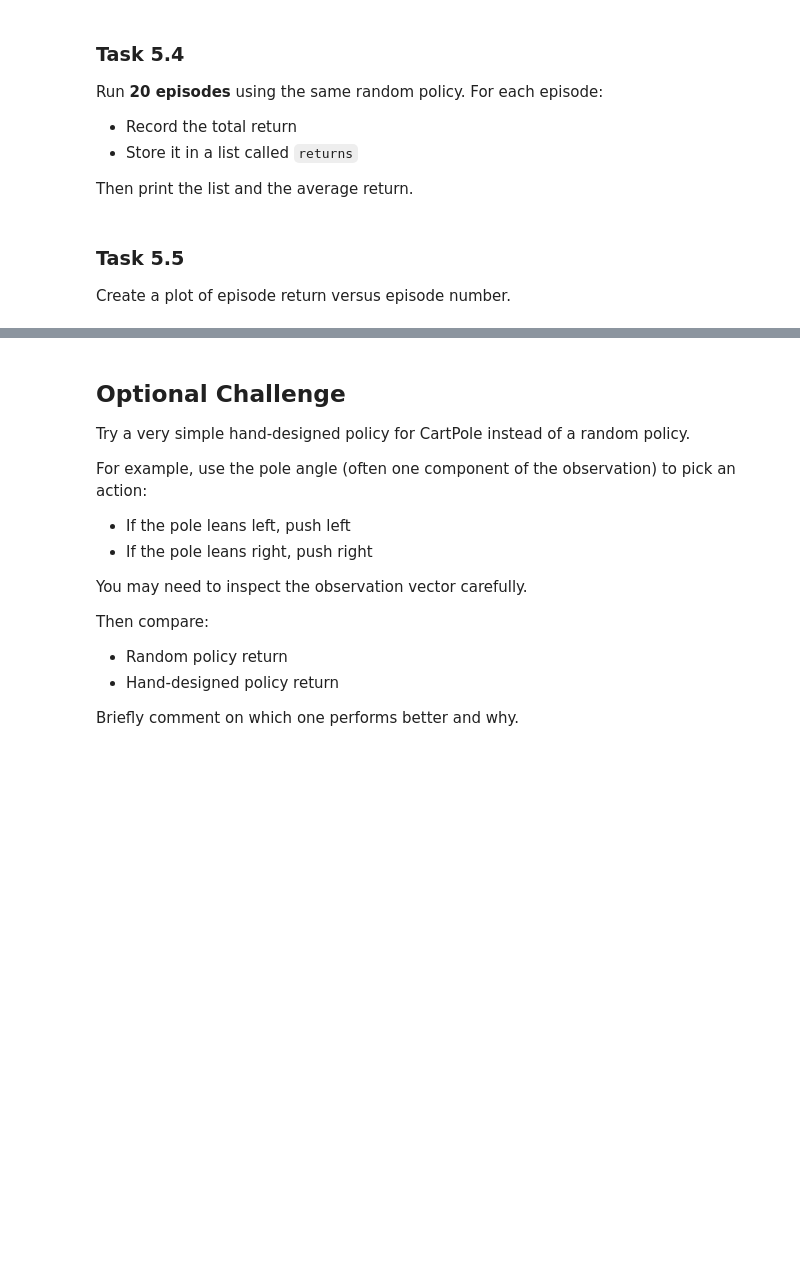
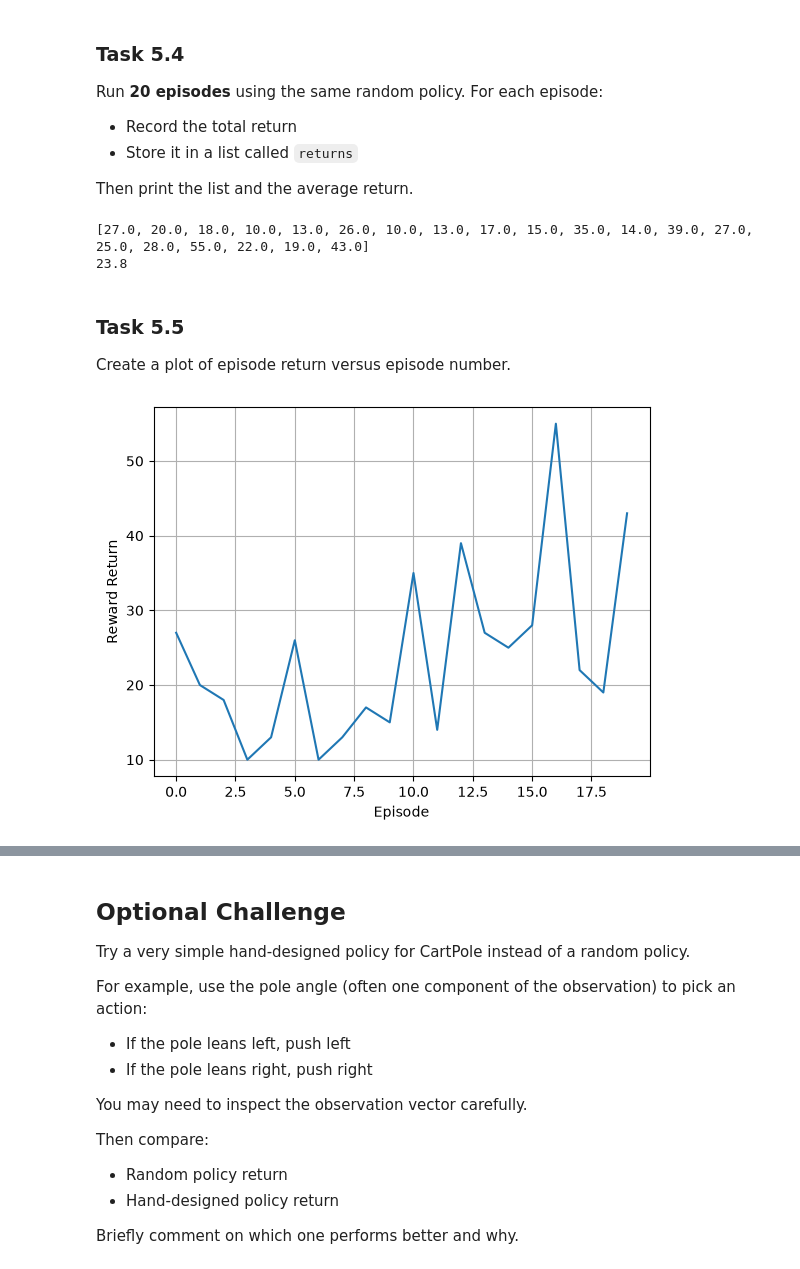
Before and after one commit to wyattowelch/AE696, a Jupyter notebook: Labs/Lab 1/AE696_Lab1_Notebook.ipynb, the cells around one changed output, grey strips where cells are left out. Cells and saved outputs as stored; diff of their text form; code cells hidden in the pictures; blank space fills up the shorter version.

```diff
--- a/Labs/Lab 1/AE696_Lab1_Notebook.ipynb
+++ b/Labs/Lab 1/AE696_Lab1_Notebook.ipynb
@@ -442,3 +527,21 @@ Be careful: in Gymnasium, an episode ends when either:
 # TODO: Run one random episode and compute the total reward
 
 # Your code here
+env = gym.make("CartPole-v1")
+obs, info = env.reset()
+
+episode_return = 0.0
+
+# 200 steps is one episode, the cumulative reward is added to episode_return
+# rerunning the same agent 10-100 times and getting the avg is better practice
+for t in range(200):
+	# \/ sample means this is stochastic, unless you set seed
+	action = env.action_space.sample() # random action again
+	obs, reward, done, truncated, info = env.step(action) # applied step again
+	episode_return += reward # adds reward to total for each step in range
+
+	if done or truncated: # breaks early if done or truncated before ending range
+		break
+
+print("episode return:", episode_return)
+# we want to return the total to compare different agent's abilities
@@ -454,13 +559,42 @@ Then print the list and the average return.
 # TODO: Run 20 random episodes and store returns
 
 # Your code here
+env = gym.make("CartPole-v1")
+returnsRandom = [] # pre-allocates returns from each
+
+# now we run 20 episodes of each agent
+for episode in range(20):
+	obs, _ = env.reset() # reset the observation
+	done = False # reset the flags and rewards
+	total_reward = 0
+
+	while not done: # redo the agent
+		action = env.action_space.sample()
+		obs, reward, done, truncated, _ = env.step(action)
+		done = done or truncated
+		total_reward += reward
+
+	returnsRandom.append(total_reward)
+
+print(returnsRandom)
+print(np.average(returnsRandom))
+# %% [output]
+[27.0, 20.0, 18.0, 10.0, 13.0, 26.0, 10.0, 13.0, 17.0, 15.0, 35.0, 14.0, 39.0, 27.0, 25.0, 28.0, 55.0, 22.0, 19.0, 43.0]
+23.8
 # %% [markdown]
 ### Task 5.5
 Create a plot of episode return versus episode number.
 # %%
 # TODO: Plot episode return versus episode number
 
 # Your code here
+plt.plot(range(20), returnsRandom)
+plt.xlabel("Episode")
+plt.ylabel("Reward Return")
+plt.grid()
+plt.show()
+# %% [output]
+[figure, added]
 # %% [markdown]
 ### Short Response 6
 Write 2 to 4 sentences:
```
Also changed, not shown: parts of 14 cells of this notebook.
